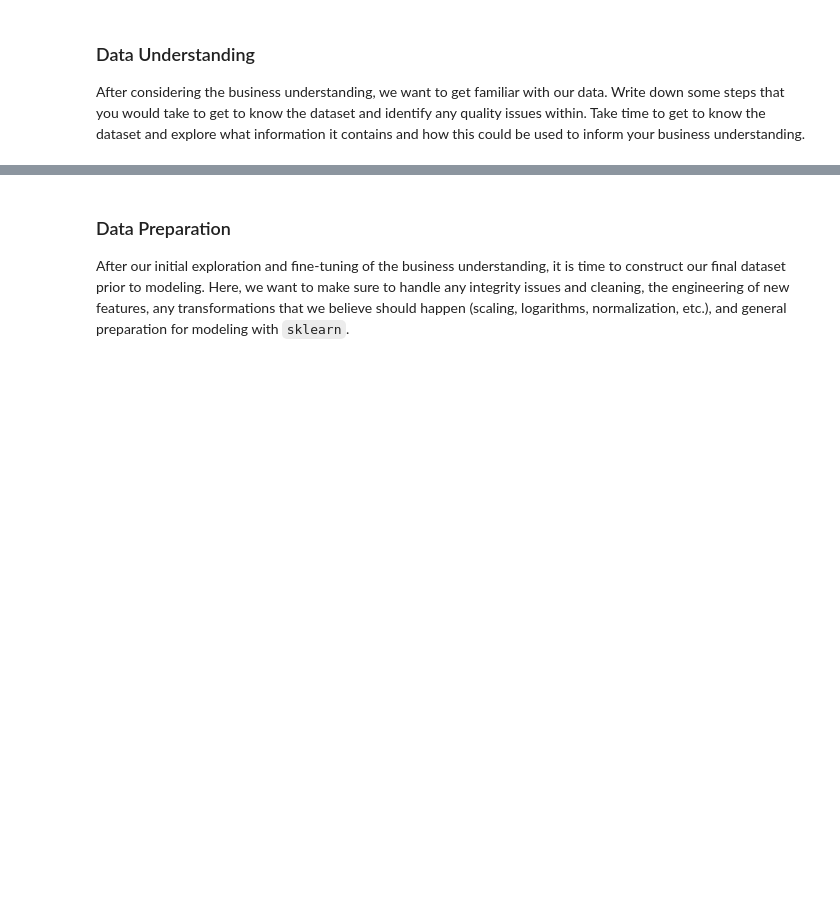
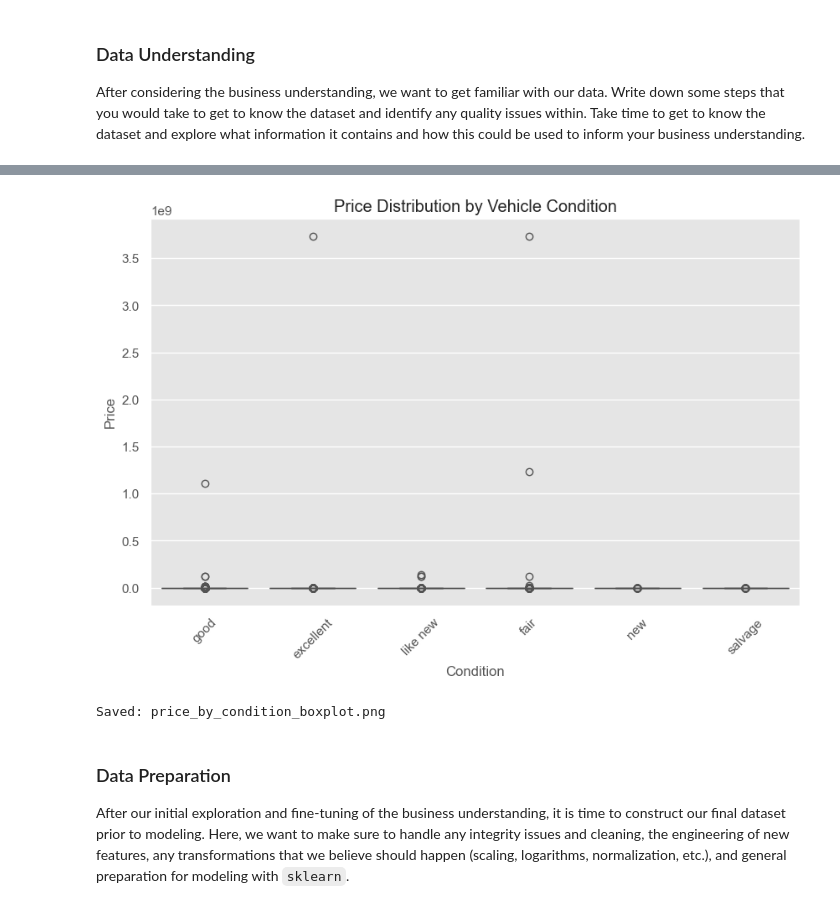
Before and after one commit to uvardan/Practical-Assignment-2, a Jupyter notebook: notebook.ipynb, the cells around one changed output, grey strips where cells are left out. Cells and saved outputs as stored; diff of their text form; code cells hidden in the pictures; blank space fills up the shorter version.

```diff
--- a/notebook.ipynb
+++ b/notebook.ipynb
@@ -138,3 +147,45 @@ plt.show()
+# %%
+# Create a figure with dimensions 10x6 inches for the boxplot visualization
+fig = plt.figure(figsize=(10,6))
+
+# Generate a boxplot using seaborn to visualize price distribution across different vehicle conditions
+# x-axis: vehicle condition categories
+# y-axis: price values
+# data: using the dataframe 'df'
+# order: arranging condition categories by their frequency (most common first)
+sns.boxplot(
+    x="condition",
+    y="price",
+    data=df,
+    order=df["condition"].value_counts().index
+)
+
+# Add a descriptive title to the boxplot
+plt.title("Price Distribution by Vehicle Condition")
+
+# Label the x-axis to indicate vehicle condition categories
+plt.xlabel("Condition")
+
+# Label the y-axis to indicate price values
+plt.ylabel("Price")
+
+# Rotate x-axis labels by 45 degrees to prevent overlap and improve readability
+plt.xticks(rotation=45)
+
+# Display the plot in the notebook or interface
+# This renders the visualization but keeps the figure object active
+plt.show()
+
+# Save the previously created figure to a PNG file using a custom function
+# Note: In some environments, plt.show() clears the figure, which might cause issues
+# with saving the plot afterward. If that happens, the save_plot call should come before plt.show()
+save_plot(fig, "price_by_condition_boxplot.png")
+
+# Print confirmation message that the plot was saved successfully
+print("Saved: price_by_condition_boxplot.png")
+# %% [output]
+[figure, added]
+Saved: price_by_condition_boxplot.png
 # %% [markdown]
 ### Data Preparation
 
```
Also changed, not shown: parts of 12 cells of this notebook.
